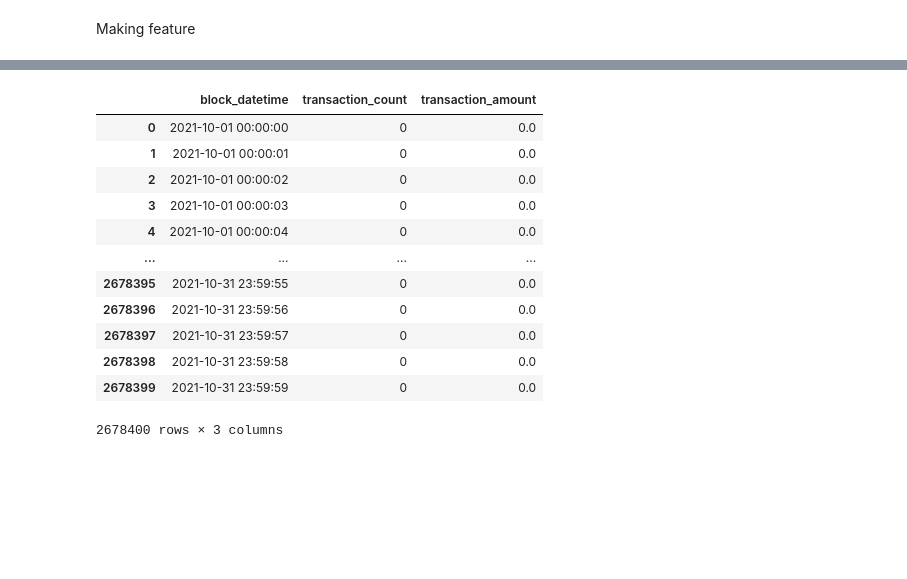
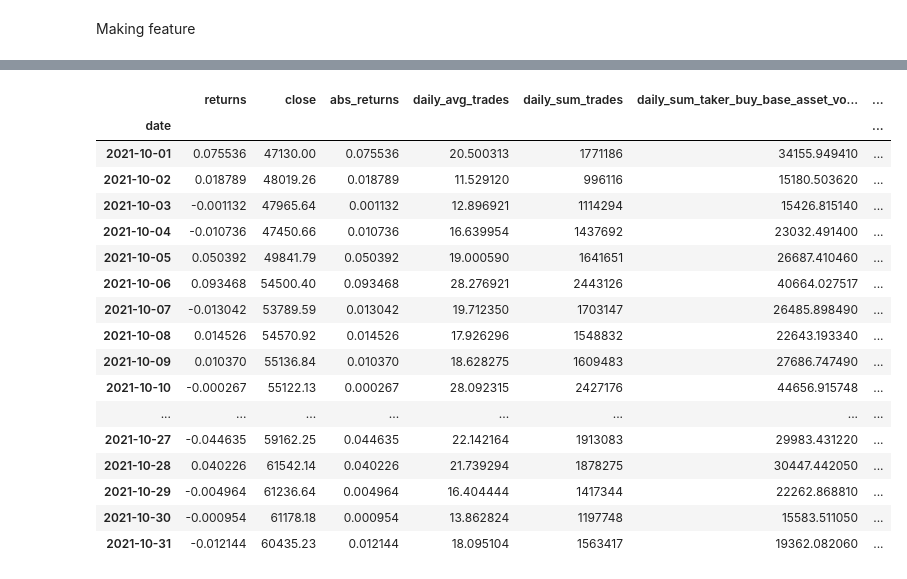
Before and after one commit to slayerzeroa/crypto-informed-trading, a Jupyter notebook: data/make_feature.ipynb, the cells around one changed output, grey strips where cells are left out. Drawn from its saved outputs; the diff is of its cells as text; code cells hidden in the pictures; blank space fills up the shorter version.

```diff
--- a/data/make_feature.ipynb
+++ b/data/make_feature.ipynb
@@ -61,0 +20,9 @@ price_df
+# %%
+sec_price_df['morning_flag'] = sec_price_df['time'].apply(lambda x: 1 if ((x[-8:] >= '09:00:00') and (x[-8:] < '10:00:00')) else 0)
+sec_price_df['afternoon_flag'] = sec_price_df['time'].apply(lambda x: 1 if ((x[-8:] >= '12:00:00') and (x[-8:] < '14:00:00')) else 0)
+sec_price_df['night_flag'] = sec_price_df['time'].apply(lambda x: 1 if ((x[-8:] >= '21:00:00') and (x[-8:] <= '23:59:59')) else 0)
+sec_price_df['dawn_flag'] = sec_price_df['time'].apply(lambda x: 1 if ((x[-8:] >= '00:00:00') and (x[-8:] < '06:00:00')) else 0)
+# %%
+sec_price_df['returns'] = sec_price_df['close'].pct_change()
+sec_price_df = sec_price_df.dropna()
+sec_price_df['returns_for_cal'] = sec_price_df['returns']+1
@@ -82,16 +92,0 @@ target_df
-# %%
-preprocessing_df
-# %% [output]
-|  | block_datetime | transaction_count | transaction_amount |
-| 0 | 2021-10-01 00:00:00 | 0 | 0.0 |
-| 1 | 2021-10-01 00:00:01 | 0 | 0.0 |
-| 2 | 2021-10-01 00:00:02 | 0 | 0.0 |
-| 3 | 2021-10-01 00:00:03 | 0 | 0.0 |
-| 4 | 2021-10-01 00:00:04 | 0 | 0.0 |
-| ... | ... | ... | ... |
-| 2678395 | 2021-10-31 23:59:55 | 0 | 0.0 |
-| 2678396 | 2021-10-31 23:59:56 | 0 | 0.0 |
-| 2678397 | 2021-10-31 23:59:57 | 0 | 0.0 |
-| 2678398 | 2021-10-31 23:59:58 | 0 | 0.0 |
-| 2678399 | 2021-10-31 23:59:59 | 0 | 0.0 |
-2678400 rows × 3 columns
@@ -97,0 +95,25 @@ preprocessing_df
+# %%
+target_df['target'] = target_df['transaction_flag']
+target_df = target_df.drop(['transaction_count', 'transaction_amount', 'transaction_flag'], axis=1)
+# %%
+target_df.set_index('date', inplace=True)
+target_df
+# %% [output]
+|  | returns | close | abs_returns | daily_avg_trades | daily_sum_trades | daily_sum_taker_buy_base_asset_vo... | ... |
+| date |  |  |  |  |  |  | ... |
+| 2021-10-01 | 0.075536 | 47130.00 | 0.075536 | 20.500313 | 1771186 | 34155.949410 | ... |
+| 2021-10-02 | 0.018789 | 48019.26 | 0.018789 | 11.529120 | 996116 | 15180.503620 | ... |
+| 2021-10-03 | -0.001132 | 47965.64 | 0.001132 | 12.896921 | 1114294 | 15426.815140 | ... |
+| 2021-10-04 | -0.010736 | 47450.66 | 0.010736 | 16.639954 | 1437692 | 23032.491400 | ... |
+| 2021-10-05 | 0.050392 | 49841.79 | 0.050392 | 19.000590 | 1641651 | 26687.410460 | ... |
+| 2021-10-06 | 0.093468 | 54500.40 | 0.093468 | 28.276921 | 2443126 | 40664.027517 | ... |
+| 2021-10-07 | -0.013042 | 53789.59 | 0.013042 | 19.712350 | 1703147 | 26485.898490 | ... |
+| 2021-10-08 | 0.014526 | 54570.92 | 0.014526 | 17.926296 | 1548832 | 22643.193340 | ... |
+| 2021-10-09 | 0.010370 | 55136.84 | 0.010370 | 18.628275 | 1609483 | 27686.747490 | ... |
+| 2021-10-10 | -0.000267 | 55122.13 | 0.000267 | 28.092315 | 2427176 | 44656.915748 | ... |
+| ... | ... | ... | ... | ... | ... | ... | ... |
+| 2021-10-27 | -0.044635 | 59162.25 | 0.044635 | 22.142164 | 1913083 | 29983.431220 | ... |
+| 2021-10-28 | 0.040226 | 61542.14 | 0.040226 | 21.739294 | 1878275 | 30447.442050 | ... |
+| 2021-10-29 | -0.004964 | 61236.64 | 0.004964 | 16.404444 | 1417344 | 22262.868810 | ... |
+| 2021-10-30 | -0.000954 | 61178.18 | 0.000954 | 13.862824 | 1197748 | 15583.511050 | ... |
+| 2021-10-31 | -0.012144 | 60435.23 | 0.012144 | 18.095104 | 1563417 | 19362.082060 | ... |
```
Also changed, not shown: parts of 29 cells of this notebook.
